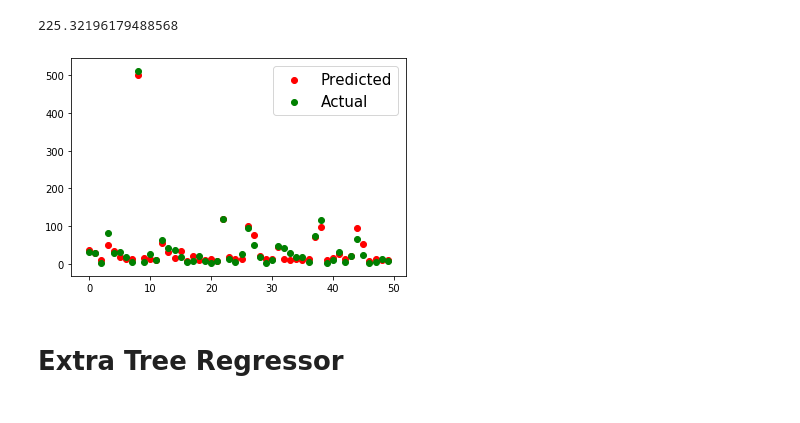
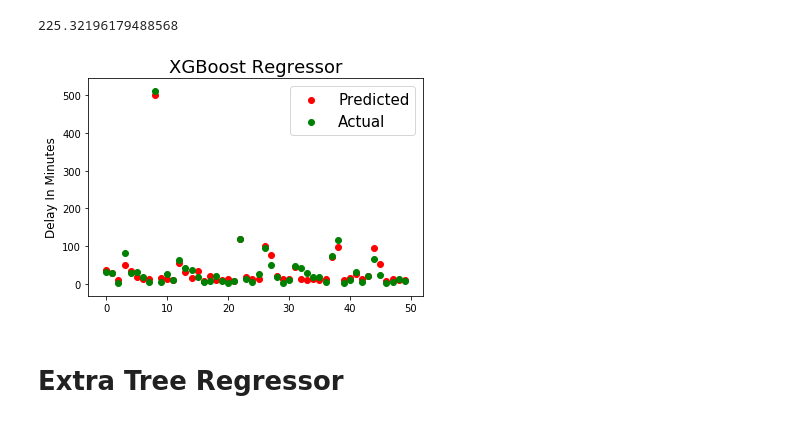
Before and after one commit to MaheshBharadwaj/FlightDelayPrediction, a Jupyter notebook: DelayPrediction.ipynb, the cells around one changed output. Drawn from its saved outputs; the diff is of its cells as text; code cells hidden in the pictures.

```diff
--- a/DelayPrediction.ipynb
+++ b/DelayPrediction.ipynb
@@ -115,11 +122,14 @@ mean_squared_error(y_test,y_pred)
 # %%
 fig,ax2 = plt.subplots()
 ax2.scatter(y=y_pred[200:250],x=[i for i in range(50)],c='r',label='Predicted')
 ax2.scatter(y=y_test[200:250],x=[i for i in range(50)],c='g',label='Actual')
 ax2.legend(fontsize=15)
+ax2.set_ylabel('Delay In Minutes',fontsize=12)
+ax2.set_title('XGBoost Regressor',fontsize=18)
+plt.savefig('./Images/XGBoostRegressor.png')
 plt.show()
 # %% [output]
-[figure, old version]
+[figure, new version]
 # %% [markdown]
 # Extra Tree Regressor
 # %%
```
Also changed, not shown: parts of 6 cells of this notebook.
